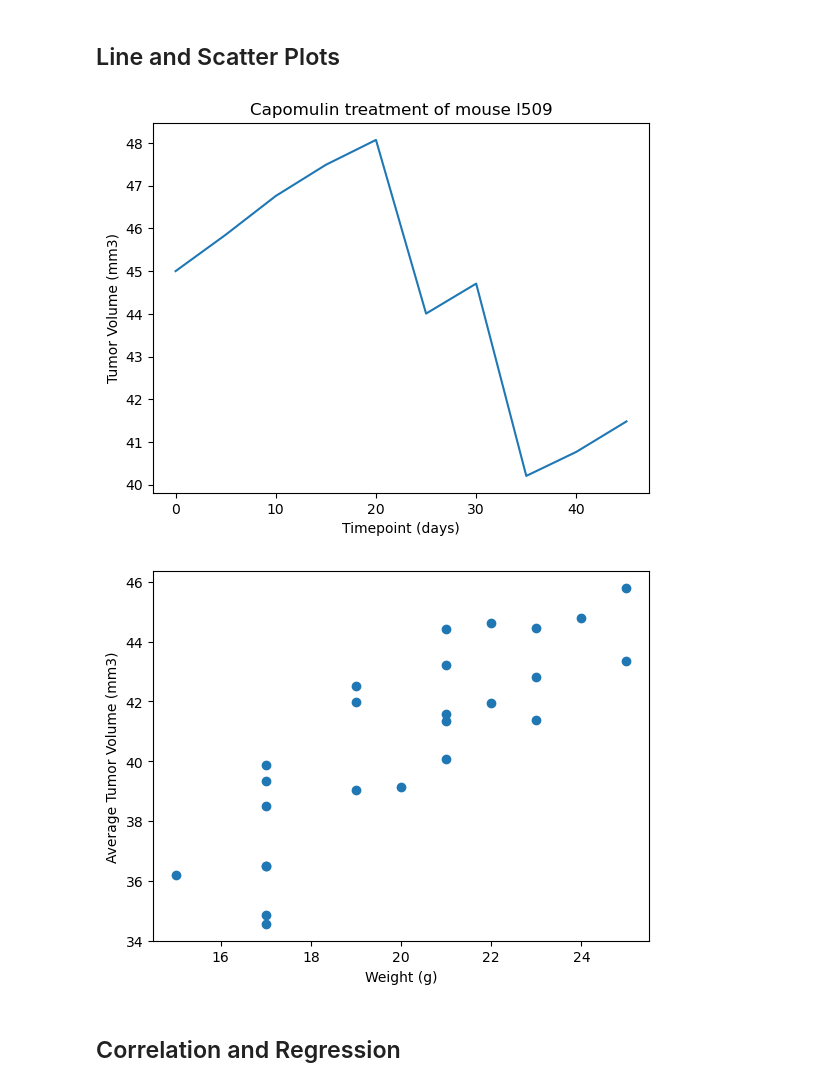
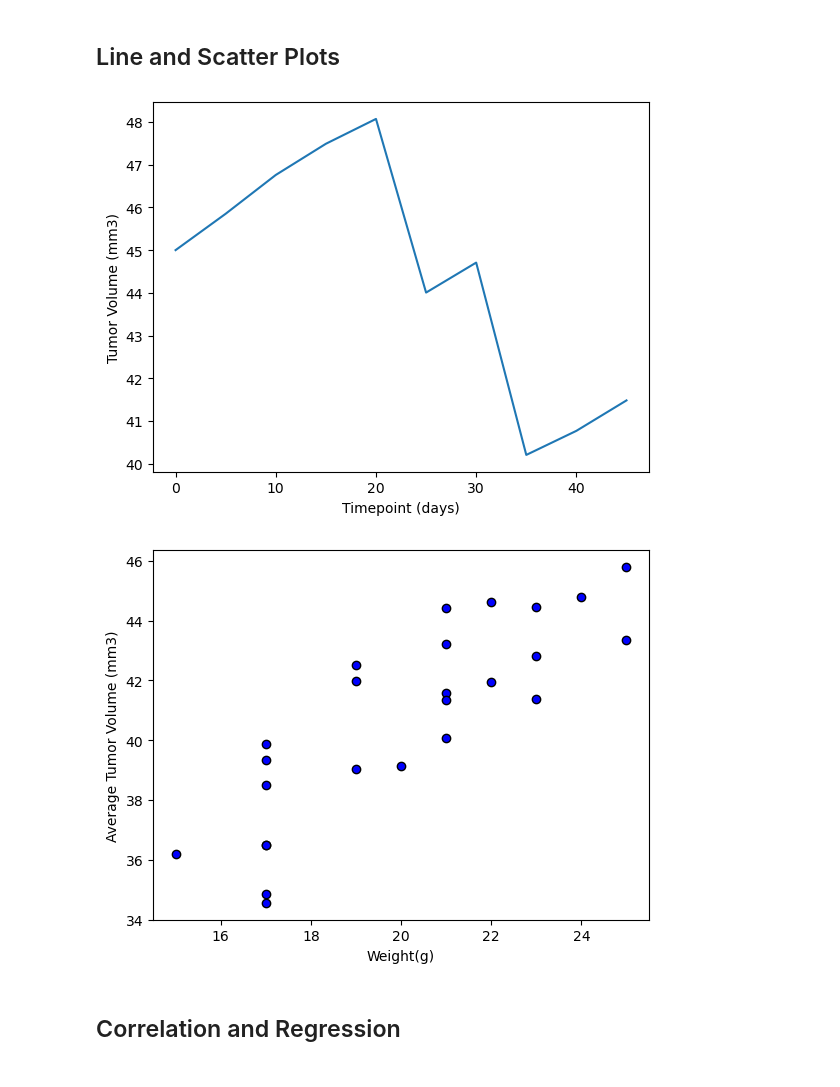
Before and after one commit to Naremen/Challenge-5, a Jupyter notebook: Pymaceuticals/pymaceuticals_starter.ipynb, the cells around one changed output. Cells and saved outputs as stored; diff of their text form; code cells hidden in the pictures.

```diff
--- a/Pymaceuticals/pymaceuticals_starter.ipynb
+++ b/Pymaceuticals/pymaceuticals_starter.ipynb
@@ -40,8 +40,8 @@ mice_count_df
 # %%
 # Our data should be uniquely identified by Mouse ID and Timepoint
 # Get the duplicate mice by ID number that shows up for Mouse ID and Timepoint.
-duplicate_df = mouse_merge_df.loc[mouse_merge_df.duplicated(subset=["Mouse ID", "Timepoint"]), "Mouse ID"].unique()
-duplicate_df
+duplicate_mouse = mouse_merge_df.loc[mouse_merge_df.duplicated(subset=["Mouse ID", "Timepoint"]), "Mouse ID"].unique()
+duplicate_mouse
 # %% [output]
 array(['g989'], dtype=object)
 # %%
@@ -65,7 +65,7 @@ duplicate_info_df
 | 920 | g989 | Propriva | Female | 21 | 26 | 35 | 62.570880 | ... |
 # %%
 # Create a clean DataFrame by dropping the duplicate mouse by its ID.
-cleaned_df =mouse_merge_df.dropna(how='any')
+cleaned_df =mouse_merge_df.loc[mouse_merge_df["Mouse ID"].isin(duplicate_mouse)==False]
 cleaned_df
 # %% [output]
 |  | Mouse ID | Drug Regimen | Sex | Age_months | Weight (g) | Timepoint | Tumor Volume (mm3) | ... |
@@ -188,11 +230,29 @@ Ceftamin's potential outliers: Series([], Name: Tumor Volume (mm3), dtype: float
 ## Line and Scatter Plots
 # %%
 # Generate a line plot of tumor volume vs. time point for a single mouse treated with Capomulin
+capomulin_df = cleaned_df.loc[cleaned_df["Drug Regimen"]=="Capomulin"]
+line_chart = capomulin_df.loc[capomulin_df["Mouse ID"]== "l509", :]
+x_axis = line_chart["Timepoint"]
+y_axis = line_chart["Tumor Volume (mm3)"]
+
+plt.plot(x_axis, y_axis)
+plt.xlabel("Timepoint (days)")
+plt.ylabel("Tumor Volume (mm3)")
+plt.show()
 # %% [output]
-[figure, old version]
+[figure, new version]
 # %%
 # Generate a scatter plot of mouse weight vs. the average observed tumor volume for the entire Capomulin regimen
+avg_obs = capomulin_df.groupby(["Mouse ID"]).mean()
+x_value = avg_obs["Weight (g)"]
+y_value = avg_obs["Tumor Volume (mm3)"]
+
+
+plt.scatter(x_value, y_value, color = "blue", marker= "o", edgecolors="black")
+plt.xlabel("Weight(g)")
+plt.ylabel("Average Tumor Volume (mm3)")
+plt.show()
 # %% [output]
-[figure, old version]
+[figure, new version]
 # %% [markdown]
 ## Correlation and Regression
```
Also changed, not shown: parts of 12 cells of this notebook, 1 other file.
